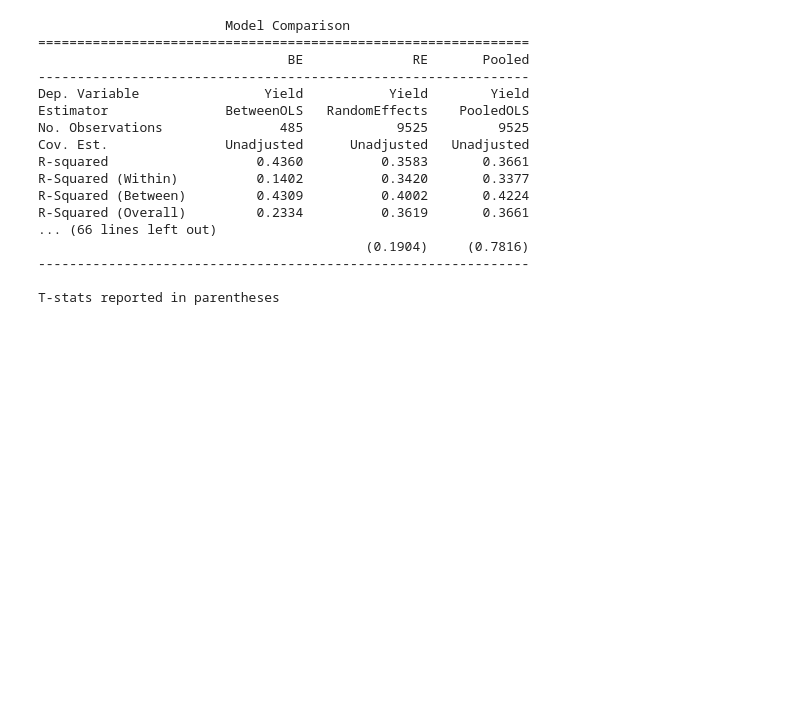
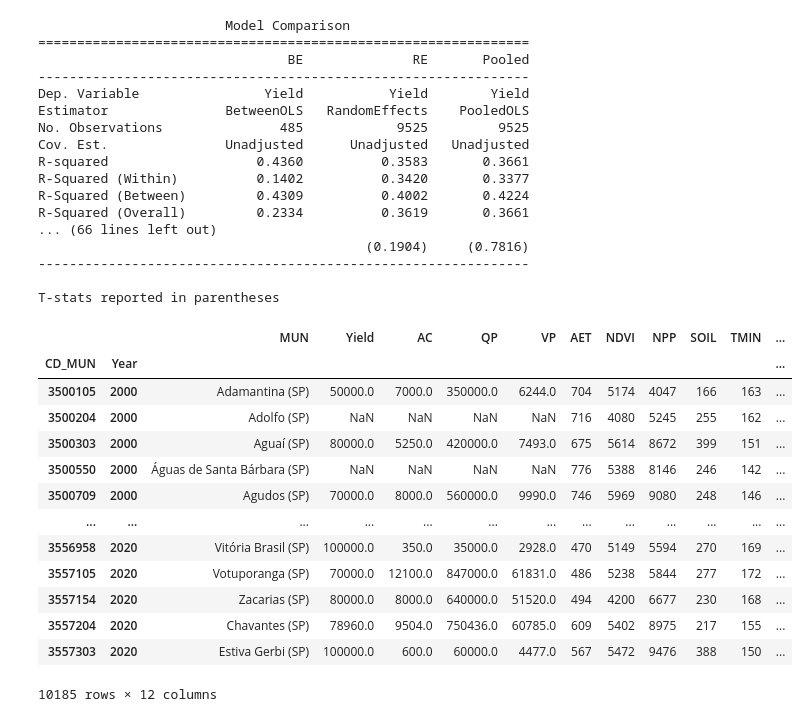
Before and after one commit to neli12/time-series-productivity-sp, a Jupyter notebook: Modelagem.ipynb, the cells around one changed output. Drawn from its saved outputs; the diff is of its cells as text; code cells hidden in the pictures; blank space fills up the shorter version.

```diff
--- a/Modelagem.ipynb
+++ b/Modelagem.ipynb
@@ -196,3 +201,24 @@ R-Squared (Overall)         0.2334          0.3619       0.3661
 ---------------------------------------------------------------
 
 T-stats reported in parentheses
+# %%
+#Import and preprocess data
+import pandas as pd
+
+dat_new = pd.read_csv('new_data_all.csv', sep = ',', index_col = ['CD_MUN', 'Year']).drop(['Unnamed: 0', 'AP'], axis = 1)
+dat_new
+# %% [output]
+|  |  | MUN | Yield | AC | QP | VP | AET | NDVI | NPP | SOIL | TMIN | ... |
+| CD_MUN | Year |  |  |  |  |  |  |  |  |  |  | ... |
+| 3500105 | 2000 | Adamantina (SP) | 50000.0 | 7000.0 | 350000.0 | 6244.0 | 704 | 5174 | 4047 | 166 | 163 | ... |
+| 3500204 | 2000 | Adolfo (SP) | NaN | NaN | NaN | NaN | 716 | 4080 | 5245 | 255 | 162 | ... |
+| 3500303 | 2000 | Aguaí (SP) | 80000.0 | 5250.0 | 420000.0 | 7493.0 | 675 | 5614 | 8672 | 399 | 151 | ... |
+| 3500550 | 2000 | Águas de Santa Bárbara (SP) | NaN | NaN | NaN | NaN | 776 | 5388 | 8146 | 246 | 142 | ... |
+| 3500709 | 2000 | Agudos (SP) | 70000.0 | 8000.0 | 560000.0 | 9990.0 | 746 | 5969 | 9080 | 248 | 146 | ... |
+| ... | ... | ... | ... | ... | ... | ... | ... | ... | ... | ... | ... | ... |
+| 3556958 | 2020 | Vitória Brasil (SP) | 100000.0 | 350.0 | 35000.0 | 2928.0 | 470 | 5149 | 5594 | 270 | 169 | ... |
+| 3557105 | 2020 | Votuporanga (SP) | 70000.0 | 12100.0 | 847000.0 | 61831.0 | 486 | 5238 | 5844 | 277 | 172 | ... |
+| 3557154 | 2020 | Zacarias (SP) | 80000.0 | 8000.0 | 640000.0 | 51520.0 | 494 | 4200 | 6677 | 230 | 168 | ... |
+| 3557204 | 2020 | Chavantes (SP) | 78960.0 | 9504.0 | 750436.0 | 60785.0 | 609 | 5402 | 8975 | 217 | 155 | ... |
+| 3557303 | 2020 | Estiva Gerbi (SP) | 100000.0 | 600.0 | 60000.0 | 4477.0 | 567 | 5472 | 9476 | 388 | 150 | ... |
+10185 rows × 12 columns
```
Also changed, not shown: parts of 16 cells of this notebook.
